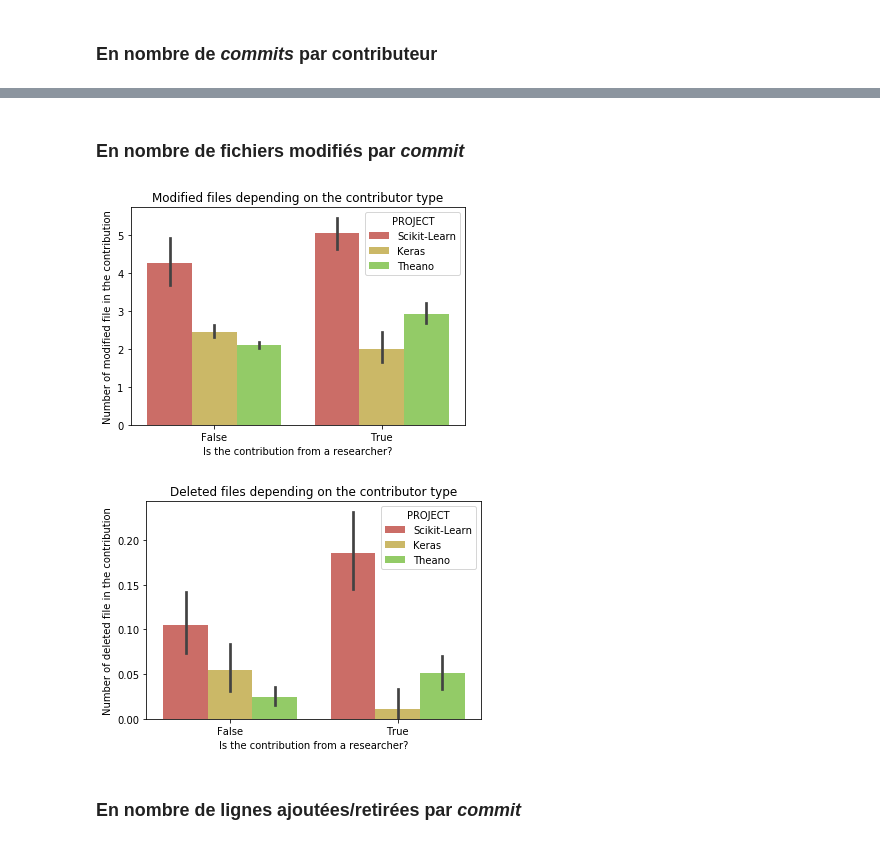
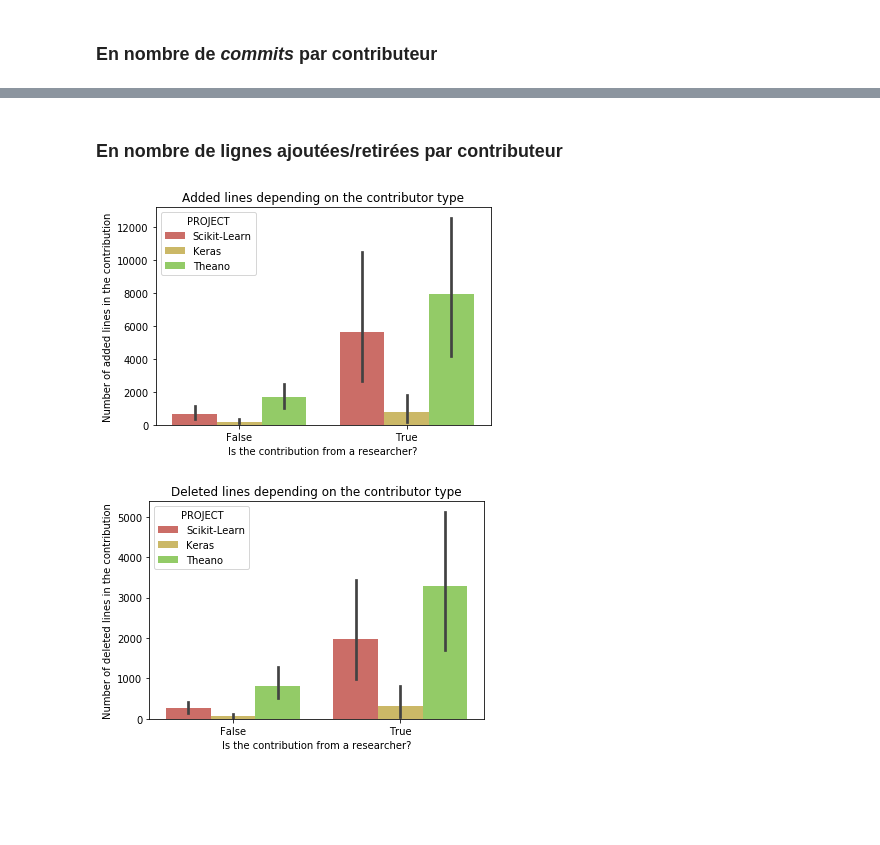
Before and after one commit to AntoineAube/commit-classification, a Jupyter notebook: researchers-contributors.ipynb, the cells around one changed output, grey strips where cells are left out. Drawn from its saved outputs; the diff is of its cells as text; code cells hidden in the pictures; blank space fills up the shorter version.

Commit message:
Figures for individual contributors

```diff
--- a/researchers-contributors.ipynb
+++ b/researchers-contributors.ipynb
@@ -199,2 +82,2 @@ all_contributors.sample(5)
 # %%
-all_contributors.to_csv('study-results/contributors.csv', index = False)
+contributors_status = pd.read_csv('study-results/contributors-status.csv')
@@ -251,3 +108,18 @@ all_datasets.sample(5)
+# %%
+def decide_if_commit_made_by_researcher(row):
+    global contributors_status
+
+    row['IS_RESEARCHER'] = contributors_status['IS_RESEARCHER'][row['AUTHOR_NAME']]
+
+    return row
+
+scikit_commits = scikit_commits.apply(decide_if_commit_made_by_researcher, axis = 1)
+keras_commits = keras_commits.apply(decide_if_commit_made_by_researcher, axis = 1)
+theano_commits = theano_commits.apply(decide_if_commit_made_by_researcher, axis = 1)
+
+all_commits = pd.concat([scikit_commits, keras_commits, theano_commits])
+
+all_commits.sample(5)
 # %% [markdown]
 ## Les contributeurs académiques sont-ils majoritaires ?
 # %%
@@ -394,0 +309,13 @@ Participation (in # of DELETED_LINES) for project 'Theano', there has been:
+# %%
+scikit_contributors_stats = compute_contributors_statistics(scikit_commits)
+scikit_contributors_stats['PROJECT'] = 'Scikit-Learn'
+
+keras_contributors_stats = compute_contributors_statistics(keras_commits)
+keras_contributors_stats['PROJECT'] = 'Keras'
+
+theano_contributors_stats = compute_contributors_statistics(theano_commits)
+theano_contributors_stats['PROJECT'] = 'Theano'
+
+contributors_stats = pd.concat([scikit_contributors_stats, keras_contributors_stats, theano_contributors_stats])
+
+contributors_stats.sample(5)
@@ -399,20 +336,18 @@ Participation (in # of DELETED_LINES) for project 'Theano', there has been:
 # %% [markdown]
-### En nombre de fichiers modifiés par *commit*
+### En nombre de lignes ajoutées/retirées par contributeur
 # %%
-sns.barplot(x = 'IS_RESEARCHER', y = 'MODIFICATIONS_COUNT', hue = 'PROJECT', data = all_datasets)
+sns.barplot(x = 'IS_RESEARCHER', y = 'ADDED_LINES', hue = 'PROJECT', data = contributors_stats)
 
-plt.title('Modified files depending on the contributor type')
+plt.title('Added lines depending on the contributor type')
 plt.xlabel('Is the contribution from a researcher?')
-plt.ylabel('Number of modified file in the contribution');
+plt.ylabel('Number of added lines in the contribution');
 # %% [output]
-[figure, old version]
+[figure, new version]
 # %%
-sns.barplot(x = 'IS_RESEARCHER', y = 'DELETED_FILES', hue = 'PROJECT', data = all_datasets)
+sns.barplot(x = 'IS_RESEARCHER', y = 'DELETED_LINES', hue = 'PROJECT', data = contributors_stats)
 
-plt.title('Deleted files depending on the contributor type')
+plt.title('Deleted lines depending on the contributor type')
 plt.xlabel('Is the contribution from a researcher?')
-plt.ylabel('Number of deleted file in the contribution');
+plt.ylabel('Number of deleted lines in the contribution');
 # %% [output]
-[figure, old version]
+[figure, new version]
-# %% [markdown]
-### En nombre de lignes ajoutées/retirées par *commit*
```
Also changed, not shown: parts of 29 cells of this notebook, 4 other files.
